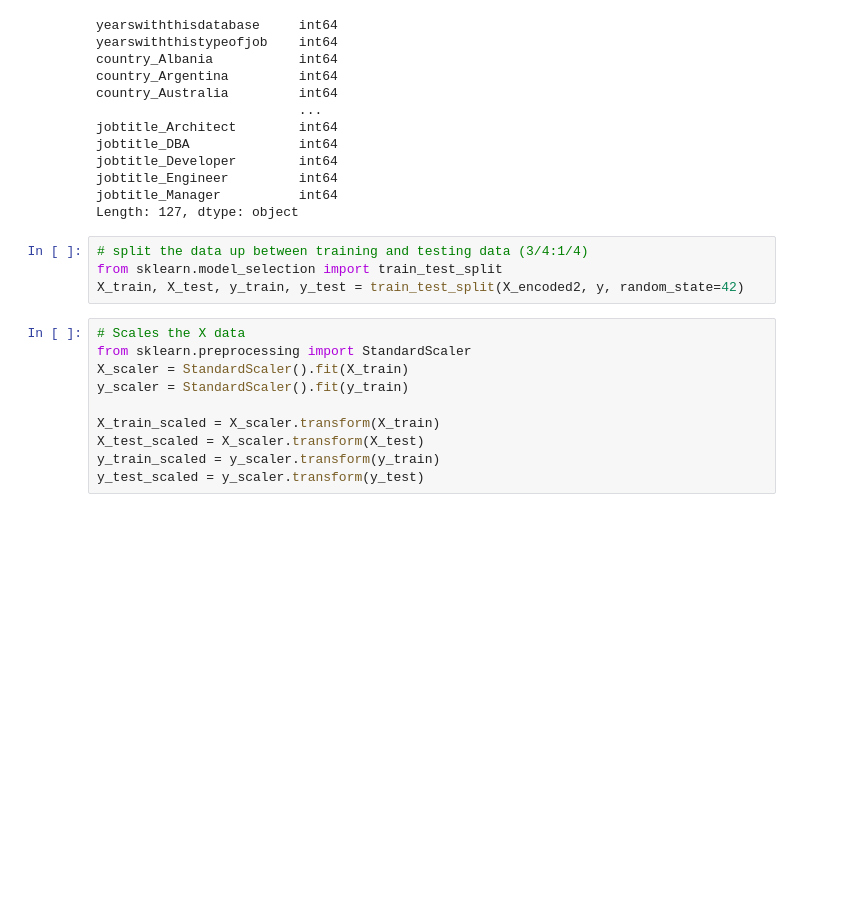
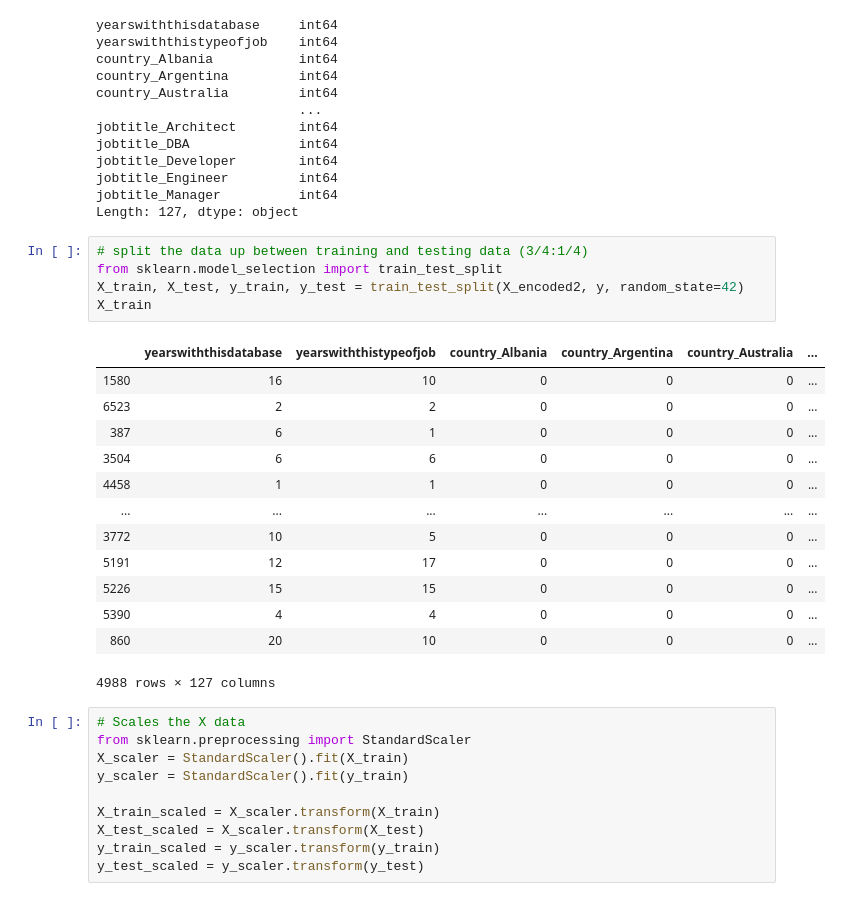
Before and after one commit to adrianavandeguchte/PredictYourSalary, a Jupyter notebook: notebooks/machine_learning_salary_data1.ipynb, the cells around one changed output. Cells and saved outputs as stored; diff of their text form; blank space fills up the shorter version.

```diff
--- a/notebooks/machine_learning_salary_data1.ipynb
+++ b/notebooks/machine_learning_salary_data1.ipynb
@@ -190,7 +210,22 @@ Length: 127, dtype: object
 # %%
 # split the data up between training and testing data (3/4:1/4)
 from sklearn.model_selection import train_test_split
 X_train, X_test, y_train, y_test = train_test_split(X_encoded2, y, random_state=42)
+X_train
+# %% [output]
+|  | yearswiththisdatabase | yearswiththistypeofjob | country_Albania | country_Argentina | country_Australia | ... |
+| 1580 | 16 | 10 | 0 | 0 | 0 | ... |
+| 6523 | 2 | 2 | 0 | 0 | 0 | ... |
+| 387 | 6 | 1 | 0 | 0 | 0 | ... |
+| 3504 | 6 | 6 | 0 | 0 | 0 | ... |
+| 4458 | 1 | 1 | 0 | 0 | 0 | ... |
+| ... | ... | ... | ... | ... | ... | ... |
+| 3772 | 10 | 5 | 0 | 0 | 0 | ... |
+| 5191 | 12 | 17 | 0 | 0 | 0 | ... |
+| 5226 | 15 | 15 | 0 | 0 | 0 | ... |
+| 5390 | 4 | 4 | 0 | 0 | 0 | ... |
+| 860 | 20 | 10 | 0 | 0 | 0 | ... |
+4988 rows × 127 columns
 # %%
 # Scales the X data
 from sklearn.preprocessing import StandardScaler
```
Also changed, not shown: parts of 3 cells of this notebook, 9 other files.
